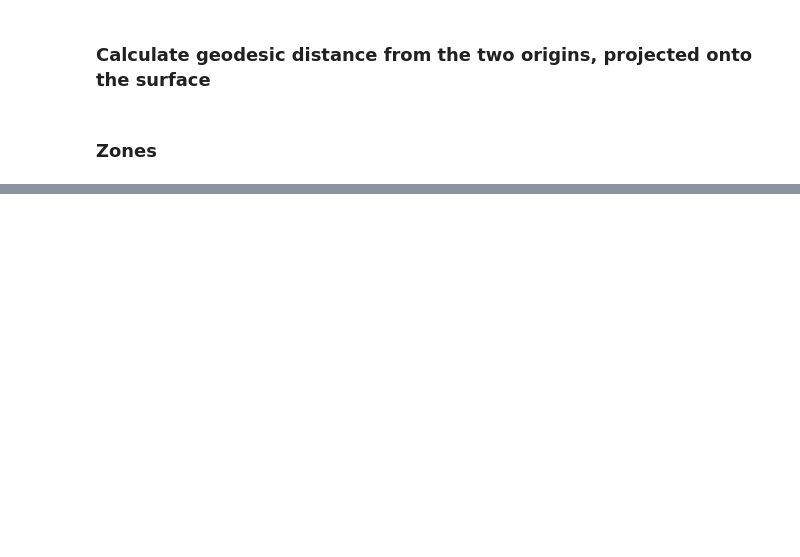
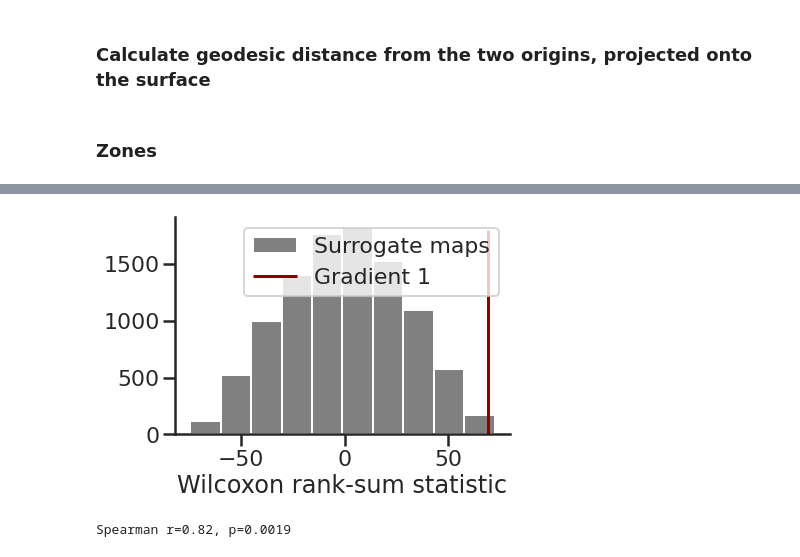
Before and after one commit to juhuntenburg/mouse_gradients, a Jupyter notebook: 05_Distance_Origins.ipynb, the cells around one changed output, grey strips where cells are left out. Drawn from its saved outputs; the diff is of its cells as text; code cells hidden in the pictures; blank space fills up the shorter version.

```diff
--- a/05_Distance_Origins.ipynb
+++ b/05_Distance_Origins.ipynb
@@ -99,0 +101,19 @@ Gradient 5: -29.84, 0.00
+# %%
+plt.hist(ts, color='grey', label='Surrogate maps')
+plt.vlines(t, 0,1800, color='darkred', label='Gradient 1')
+plt.xlabel('Wilcoxon rank-sum statistic')
+plt.legend()
+sns.despine()
+# %% [output]
+[figure, added]
+# %%
+rs = []
+for s in range(10000):
+    r, _ = stats.spearmanr(dist_combined[cortex].squeeze(), g0_surr[s,:])
+    rs.append(r)
+
+r, _ = stats.spearmanr(dist_combined[cortex].squeeze(), gradients_mesh['data'][:,0][cortex])
+p = np.where(np.abs(rs)>=np.abs(r))[0].shape[0] / (len(rs)+1)
+print('Spearman r={:.2f}, p={:.4f}'.format(r, p))
+# %% [output]
+Spearman r=0.82, p=0.0019
```
Also changed, not shown: parts of 5 cells of this notebook.
